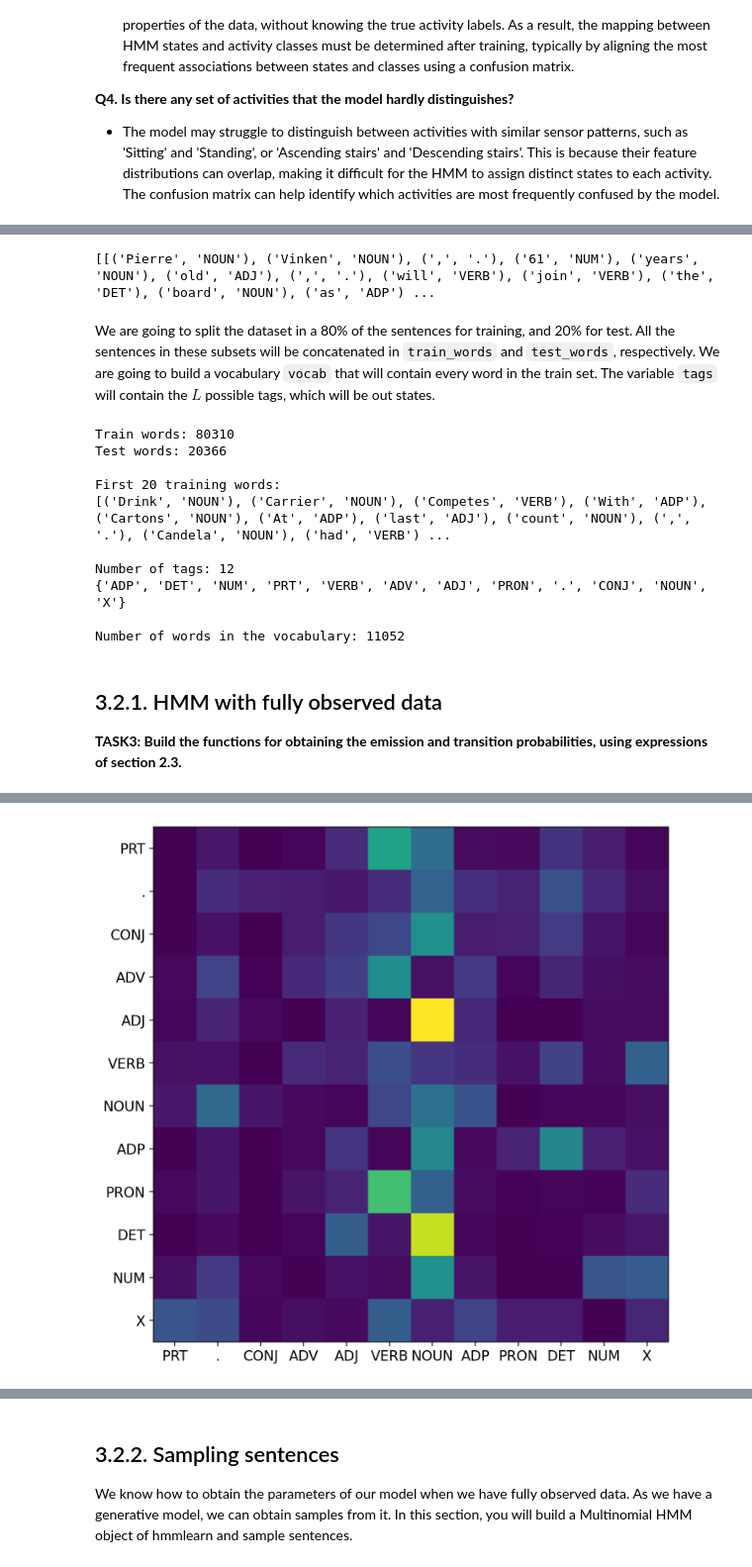
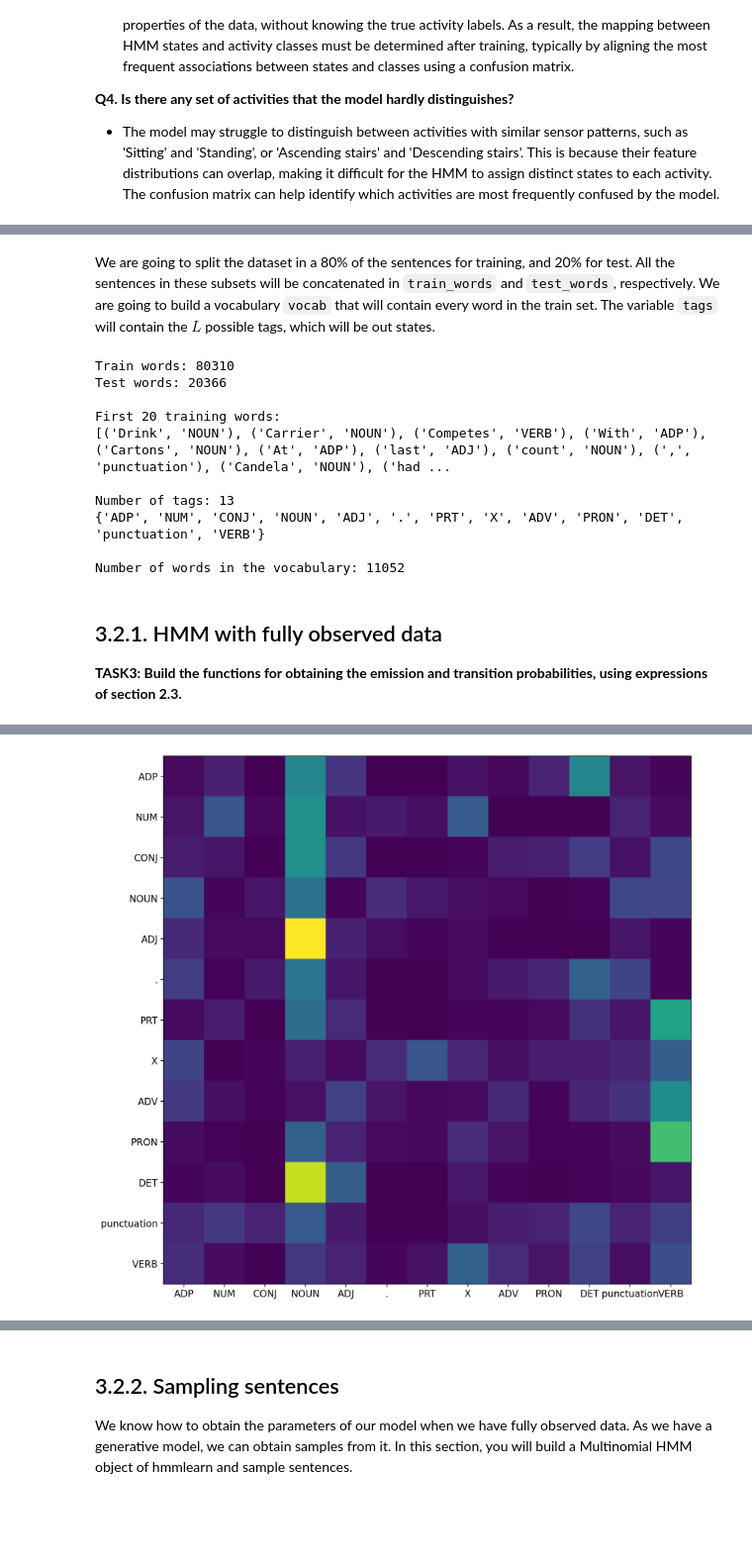
Before and after one commit to enzo-munoz/machine_learning_projects, a Jupyter notebook: hmm/lab_hmm_students.ipynb, the cells around one changed output, grey strips where cells are left out. Shown at 99% size. Cells and saved outputs as stored; diff of their text form; code cells hidden in the pictures; blank space fills up the shorter version.

```diff
--- a/hmm/lab_hmm_students.ipynb
+++ b/hmm/lab_hmm_students.ipynb
@@ -489,19 +480,35 @@ First two sentences:
 ('publishing', 'VERB')
 ('group', 'NOUN')
 ('.', '.')
-# %%
-print(data)
-# %% [output]
-[[('Pierre', 'NOUN'), ('Vinken', 'NOUN'), (',', '.'), ('61', 'NUM'), ('years', 'NOUN'), ('old', 'ADJ'), (',', '.'), ('will', 'VERB'), ('join', 'VERB'), ('the', 'DET'), ('board', 'NOUN'), ('as', 'ADP') ...
 # %% [markdown]
 We are going to split the dataset in a 80% of the sentences for training, and 20% for test. All the sentences in these subsets will be concatenated in <code>train_words</code> and <code>test_words</code>, respectively. We are going to build a vocabulary <code>vocab</code> that will contain every word in the train set. The variable <code>tags</code> will contain the $L$ possible tags, which will be out states.
 # %%
 # split data into training and validation set in the ratio 80:20
 train_sentences,test_sentences =train_test_split(data,train_size=0.80,test_size=0.20,random_state = 101)
 
+# process sentences to differentiate between sentence end and other punctuation
+def process_punctuation(sentences):
+    processed_sentences = []
+    for sent in sentences:
+        processed_sent = []
+        for word, tag in sent:
+            if tag == '.':
+              if word == '.':
+                processed_sent.append((word, '.'))
+              else:
+                 processed_sent.append((word, 'punctuation'))
+            else :
+              processed_sent.append((word, tag))
+        processed_sentences.append(processed_sent)
+    return processed_sentences
+
+train_sentences_processed = process_punctuation(train_sentences)
+test_sentences_processed = process_punctuation(test_sentences)
+
+
 # join all the sentences in train and test sets
-train_words = [ tup for sent in train_sentences for tup in sent ]
-test_words = [ tup for sent in test_sentences for tup in sent ]
+train_words = [ tup for sent in train_sentences_processed for tup in sent ]
+test_words = [ tup for sent in test_sentences_processed for tup in sent ]
 print('Train words: ' + str(len(train_words)))
 print('Test words: ' + str(len(test_words)))
 
@@ -523,10 +530,10 @@ Train words: 80310
 Test words: 20366
 
 First 20 training words:
-[('Drink', 'NOUN'), ('Carrier', 'NOUN'), ('Competes', 'VERB'), ('With', 'ADP'), ('Cartons', 'NOUN'), ('At', 'ADP'), ('last', 'ADJ'), ('count', 'NOUN'), (',', '.'), ('Candela', 'NOUN'), ('had', 'VERB') ...
+[('Drink', 'NOUN'), ('Carrier', 'NOUN'), ('Competes', 'VERB'), ('With', 'ADP'), ('Cartons', 'NOUN'), ('At', 'ADP'), ('last', 'ADJ'), ('count', 'NOUN'), (',', 'punctuation'), ('Candela', 'NOUN'), ('had ...
 
-Number of tags: 12
-{'ADP', 'DET', 'NUM', 'PRT', 'VERB', 'ADV', 'ADJ', 'PRON', '.', 'CONJ', 'NOUN', 'X'}
+Number of tags: 13
+{'ADP', 'NUM', 'CONJ', 'NOUN', 'ADJ', '.', 'PRT', 'X', 'ADV', 'PRON', 'DET', 'punctuation', 'VERB'}
 
 Number of words in the vocabulary: 11052
 # %% [markdown]
@@ -566,10 +573,10 @@ def transition_matrix(tags, train_bag=train_words):
     A = [[transition(tag1, tag2, train_bag) for tag2 in tags] for tag1 in tags]
     A = np.array(A)
     A = pd.DataFrame(A, columns=tags, index=tags)
-    """A['.'] = [0] * len(tags)  # Add a row for the initial state ('.')
-    A.loc['.'] = [0] * len(tags) + [1]  # Initialize the initial state row
+    A['sentence ending'] = [0] * len(tags)  # Add a row for the initial state ('.')
+    A.loc['sentence ending'] = [0] * len(tags) + [1]  # Initialize the initial state row
     A.loc['.', '.'] = 0  # Set initial state probability to 0 (will be calculated later)
-    """
+
     return A
 
 def Viterbi(words, transition_matrix, train_bag = train_words):
@@ -602,7 +609,7 @@ def Viterbi(words, transition_matrix, train_bag = train_words):
 #the table is same as the transition table shown in section 3 of article
 A = transition_matrix(tags)
 A = pd.DataFrame(A, columns = list(tags), index=list(tags))
-plt.figure(figsize=(8, 8))
+plt.figure(figsize=(12, 12))
 plt.imshow(A)
 plt.xticks(np.arange(len(tags)), list(tags))
 plt.yticks(np.arange(len(tags)), list(tags))
@@ -624,2 +632,2 @@ display(A)
-[figure, old version]
+[figure, new version]
 # %% [markdown]
```
Also changed, not shown: parts of 6 cells of this notebook, 5 other files.
